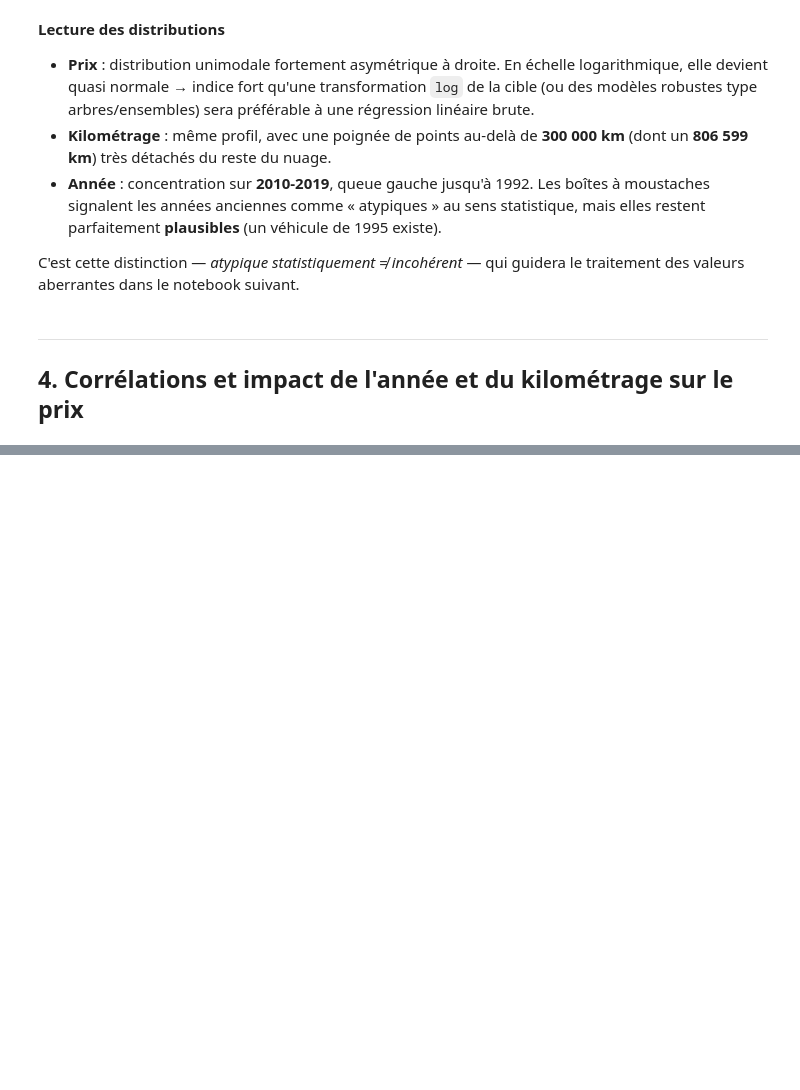
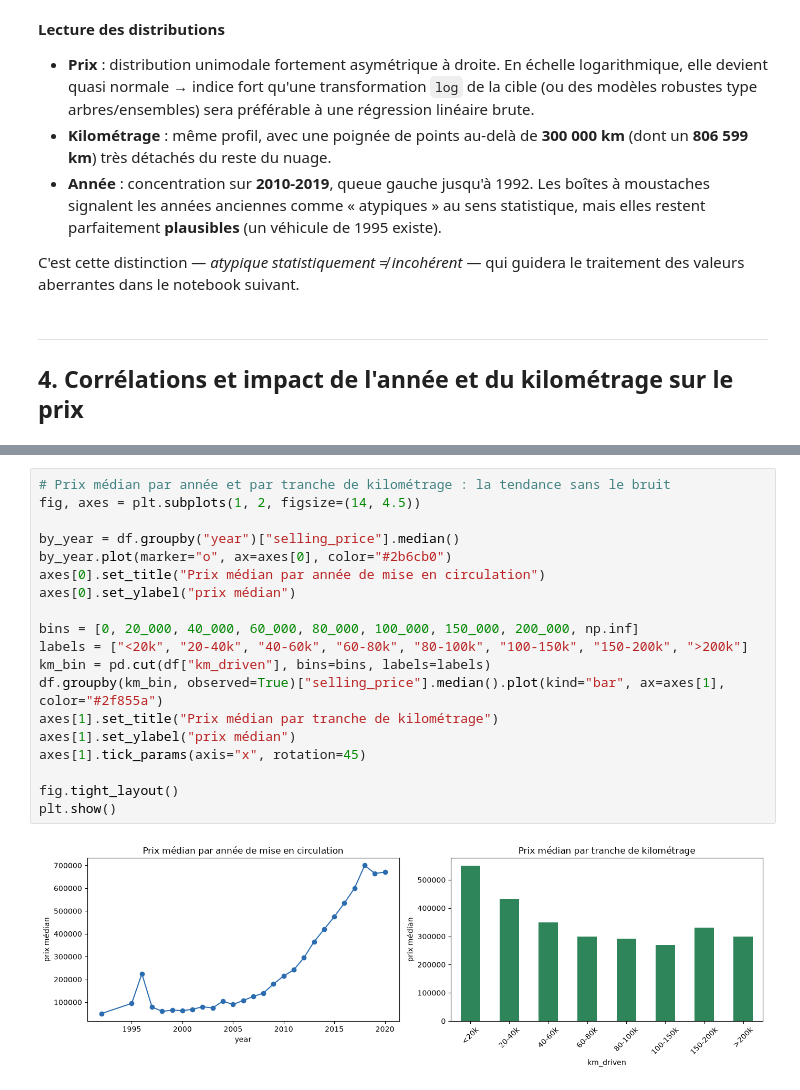
Before and after one commit to bahaztariq/CarPredictor, a Jupyter notebook: notebooks/01a_exploration_analyse.ipynb, the cells around one changed output, grey strips where cells are left out. Cells and saved outputs as stored; diff of their text form; blank space fills up the shorter version.

```diff
--- a/notebooks/01a_exploration_analyse.ipynb
+++ b/notebooks/01a_exploration_analyse.ipynb
@@ -306,0 +352,21 @@ corr
+# %%
+# Prix médian par année et par tranche de kilométrage : la tendance sans le bruit
+fig, axes = plt.subplots(1, 2, figsize=(14, 4.5))
+
+by_year = df.groupby("year")["selling_price"].median()
+by_year.plot(marker="o", ax=axes[0], color="#2b6cb0")
+axes[0].set_title("Prix médian par année de mise en circulation")
+axes[0].set_ylabel("prix médian")
+
+bins = [0, 20_000, 40_000, 60_000, 80_000, 100_000, 150_000, 200_000, np.inf]
+labels = ["<20k", "20-40k", "40-60k", "60-80k", "80-100k", "100-150k", "150-200k", ">200k"]
+km_bin = pd.cut(df["km_driven"], bins=bins, labels=labels)
+df.groupby(km_bin, observed=True)["selling_price"].median().plot(kind="bar", ax=axes[1], color="#2f855a")
+axes[1].set_title("Prix médian par tranche de kilométrage")
+axes[1].set_ylabel("prix médian")
+axes[1].tick_params(axis="x", rotation=45)
+
+fig.tight_layout()
+plt.show()
+# %% [output]
+[figure, added]
```
Also changed, not shown: parts of 20 cells of this notebook, 20 other files.
